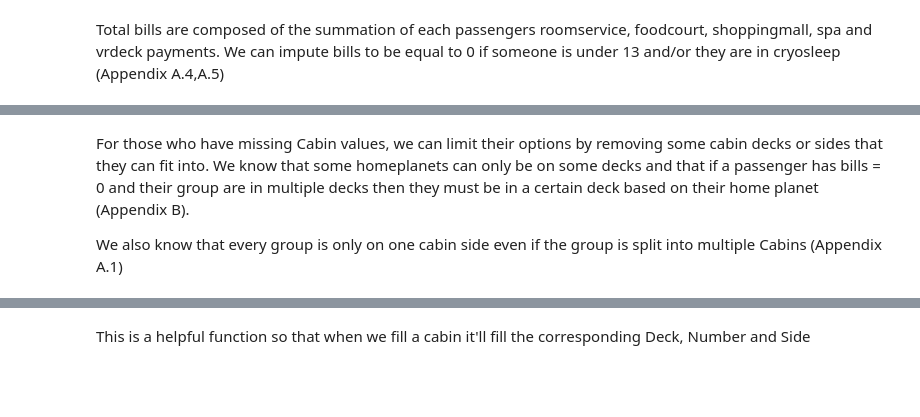
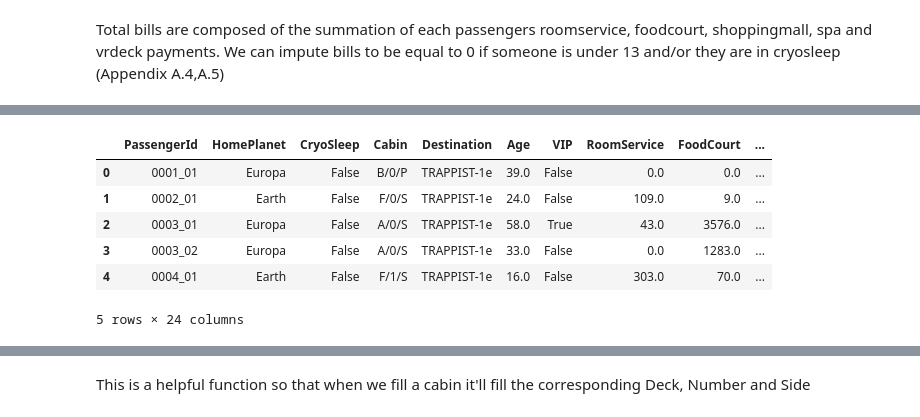
Before and after one commit to jacobsultan/cabin-for-spacetitanic-kaggle, a Jupyter notebook: final.ipynb, the cells around one changed output, grey strips where cells are left out. Drawn from its saved outputs; the diff is of its cells as text; code cells hidden in the pictures; blank space fills up the shorter version.

```diff
--- a/final.ipynb
+++ b/final.ipynb
@@ -88,18 +154,28 @@ Below is a function to impute attributes based on a shared feature, rows with mi
 # %%
-def impute_attribute_by_shared_features(dataframe,attribute,shared_feature):
-
-    # Iterates through all the rows that have nan for this attribute
+# Define a function to impute attributes based on shared features
+def impute_attribute_by_shared_features(dataframe, attribute, shared_feature):
+    # Iterate through rows with missing values for the specified attribute
     for index, row in dataframe[dataframe[attribute].isna()].iterrows():
+        # Find rows that share the specified feature and have known values for the attribute
         rows_with_shared_features = dataframe[dataframe[shared_feature] == row[shared_feature]].dropna(subset=[attribute])
 
+        # Impute the attribute if there are rows with shared features and known values
         if not rows_with_shared_features.empty:
             dataframe.loc[index, attribute] = rows_with_shared_features[attribute].iloc[0]
 
     return dataframe
 
-df = impute_attribute_by_shared_features(df,'HomePlanet','Group')
-df = impute_attribute_by_shared_features(df,'HomePlanet','LastName')
+# Impute missing HomePlanet values based on shared group or last name
+df = impute_attribute_by_shared_features(df, 'HomePlanet', 'Group')
+df = impute_attribute_by_shared_features(df, 'HomePlanet', 'LastName')
+
+# Display the first few rows of the dataframe with imputed HomePlanet values
+df.head()
+# %% [output]
+|  | PassengerId | HomePlanet | CryoSleep | Cabin | Destination | Age | VIP | RoomService | FoodCourt | ... |
+| 0 | 0001_01 | Europa | False | B/0/P | TRAPPIST-1e | 39.0 | False | 0.0 | 0.0 | ... |
+| 1 | 0002_01 | Earth | False | F/0/S | TRAPPIST-1e | 24.0 | False | 109.0 | 9.0 | ... |
+| 2 | 0003_01 | Europa | False | A/0/S | TRAPPIST-1e | 58.0 | True | 43.0 | 3576.0 | ... |
+| 3 | 0003_02 | Europa | False | A/0/S | TRAPPIST-1e | 33.0 | False | 0.0 | 1283.0 | ... |
+| 4 | 0004_01 | Earth | False | F/1/S | TRAPPIST-1e | 16.0 | False | 303.0 | 70.0 | ... |
+5 rows × 24 columns
-# %% [markdown]
-For those who have missing Cabin values, we can limit their options by removing some cabin decks or sides that they can fit into. We know that some homeplanets can only be on some decks and that if a passenger has bills = 0 and their group are in multiple decks then they must be in a certain deck based on their home planet (Appendix B).
-
-We also know that every group is only on one cabin side even if the group is split into multiple Cabins (Appendix A.1)
```
Also changed, not shown: parts of 39 cells of this notebook.
